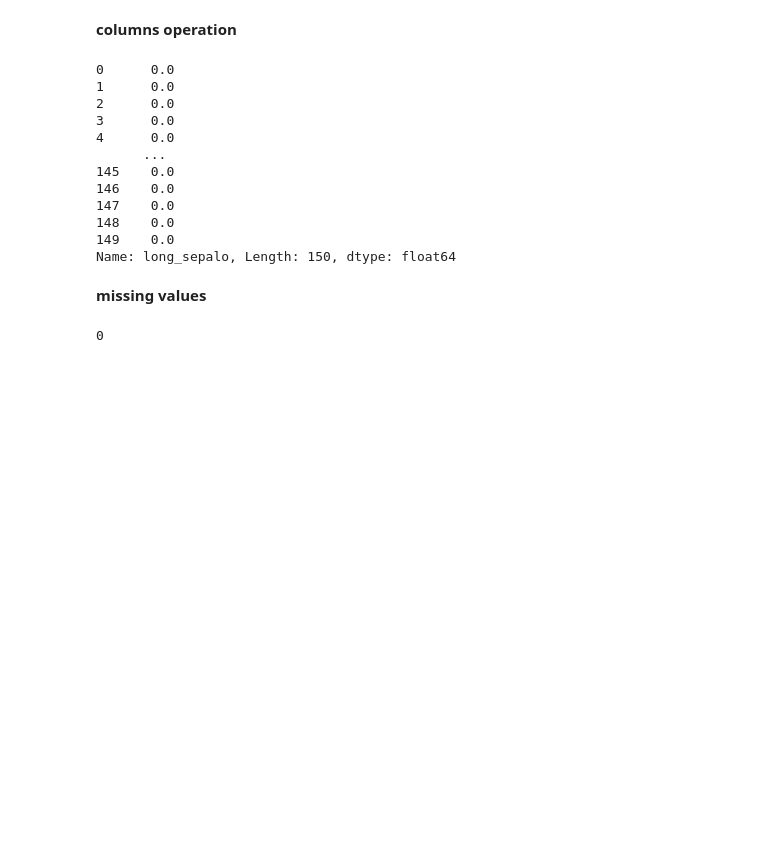
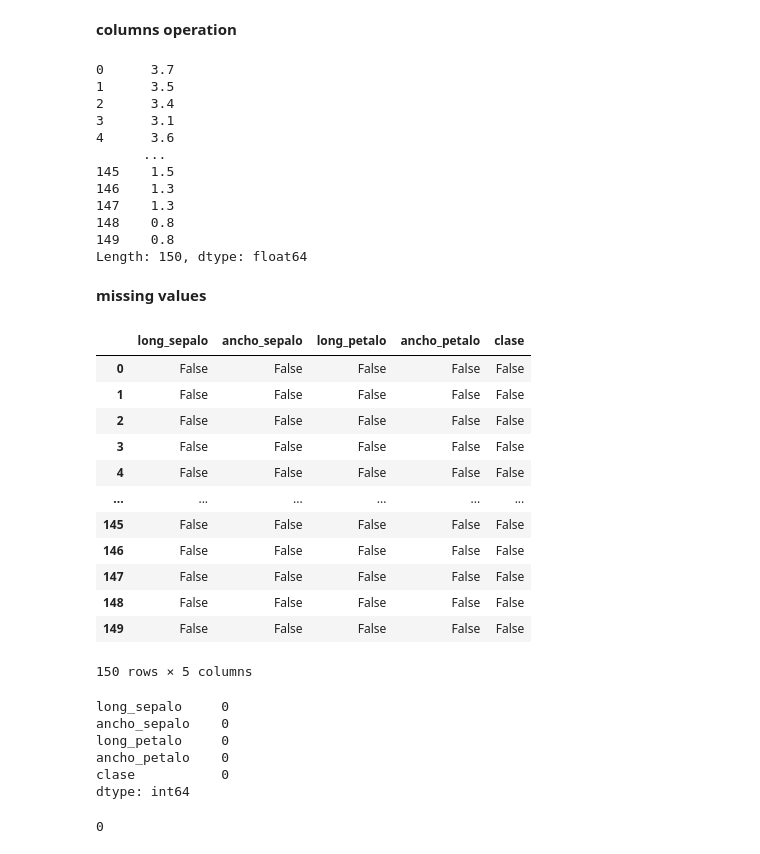
Before and after one commit to ricardoahumada/ml_python, a Jupyter notebook: pandas/Pandas.ipynb, the cells around one changed output. Cells and saved outputs as stored; diff of their text form; code cells hidden in the pictures; blank space fills up the shorter version.

```diff
--- a/pandas/Pandas.ipynb
+++ b/pandas/Pandas.ipynb
@@ -237,22 +253,47 @@ df[(df['long_sepalo']>5) & (df['long_petalo']>2)]
 # %% [markdown]
 **columns operation**
 # %%
-df['long_sepalo']-df['long_sepalo']
+df['long_sepalo']-df['long_petalo']
 # %% [output]
-0      0.0
-1      0.0
-2      0.0
-3      0.0
-4      0.0
+0      3.7
+1      3.5
+2      3.4
+3      3.1
+4      3.6
       ...
-145    0.0
-146    0.0
-147    0.0
-148    0.0
-149    0.0
-Name: long_sepalo, Length: 150, dtype: float64
+145    1.5
+146    1.3
+147    1.3
+148    0.8
+149    0.8
+Length: 150, dtype: float64
 # %% [markdown]
 **missing values**
+# %%
+df.isna()
+# %% [output]
+|  | long_sepalo | ancho_sepalo | long_petalo | ancho_petalo | clase |
+| 0 | False | False | False | False | False |
+| 1 | False | False | False | False | False |
+| 2 | False | False | False | False | False |
+| 3 | False | False | False | False | False |
+| 4 | False | False | False | False | False |
+| ... | ... | ... | ... | ... | ... |
+| 145 | False | False | False | False | False |
+| 146 | False | False | False | False | False |
+| 147 | False | False | False | False | False |
+| 148 | False | False | False | False | False |
+| 149 | False | False | False | False | False |
+150 rows × 5 columns
+# %%
+df.isna().sum()
+# %% [output]
+long_sepalo     0
+ancho_sepalo    0
+long_petalo     0
+ancho_petalo    0
+clase           0
+dtype: int64
 # %%
 df.isna().sum().sum()
 # %% [output]
```
Also changed, not shown: parts of 4 cells of this notebook, 3 other files.
